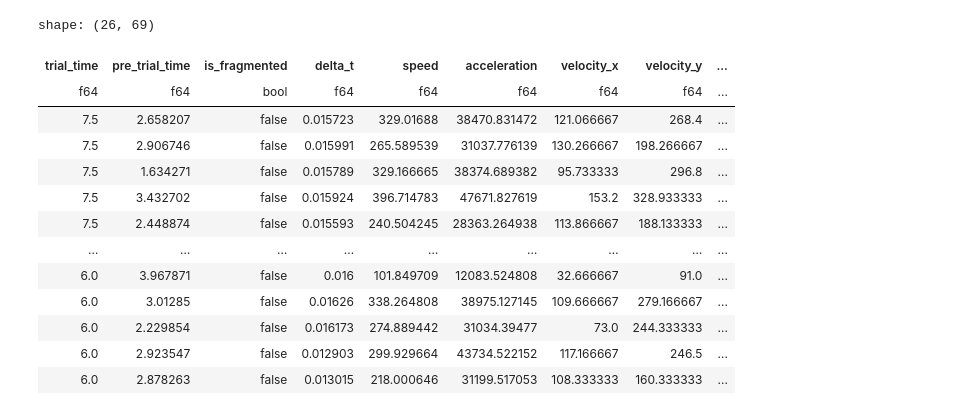
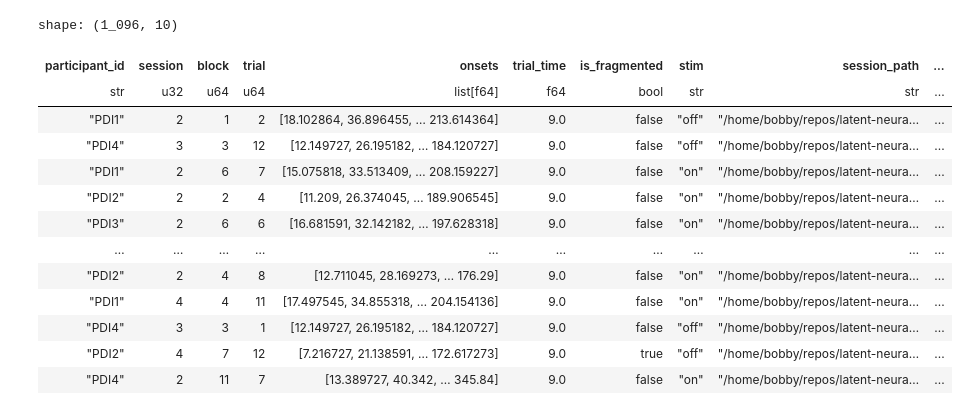
Before and after one commit to mirklys/latent-neural-dynamics-modeling, a Jupyter notebook: notebooks/data_analysis/table_labels.ipynb, the cells around one changed output. Saved outputs shown, nothing was run; the diff lists cells and outputs as text; code cells hidden in the pictures.

```diff
--- a/notebooks/data_analysis/table_labels.ipynb
+++ b/notebooks/data_analysis/table_labels.ipynb
@@ -234,17 +77,52 @@ shape: (1_130, 69)
-# %%
-df.filter(pl.col("trial_time") < 9)
-# %% [output]
-shape: (26, 69)
-| trial_time | pre_trial_time | is_fragmented | delta_t | speed | acceleration | velocity_x | velocity_y | ... |
-| f64 | f64 | bool | f64 | f64 | f64 | f64 | f64 | ... |
-| 7.5 | 2.658207 | false | 0.015723 | 329.01688 | 38470.831472 | 121.066667 | 268.4 | ... |
-| 7.5 | 2.906746 | false | 0.015991 | 265.589539 | 31037.776139 | 130.266667 | 198.266667 | ... |
-| 7.5 | 1.634271 | false | 0.015789 | 329.166665 | 38374.689382 | 95.733333 | 296.8 | ... |
-| 7.5 | 3.432702 | false | 0.015924 | 396.714783 | 47671.827619 | 153.2 | 328.933333 | ... |
-| 7.5 | 2.448874 | false | 0.015593 | 240.504245 | 28363.264938 | 113.866667 | 188.133333 | ... |
-| … | … | … | … | … | … | … | … | ... |
-| 6.0 | 3.967871 | false | 0.016 | 101.849709 | 12083.524808 | 32.666667 | 91.0 | ... |
-| 6.0 | 3.01285 | false | 0.01626 | 338.264808 | 38975.127145 | 109.666667 | 279.166667 | ... |
-| 6.0 | 2.229854 | false | 0.016173 | 274.889442 | 31034.39477 | 73.0 | 244.333333 | ... |
-| 6.0 | 2.923547 | false | 0.012903 | 299.929664 | 43734.522152 | 117.166667 | 246.5 | ... |
-| 6.0 | 2.878263 | false | 0.013015 | 218.000646 | 31199.517053 | 108.333333 | 160.333333 | ... |
+# %%
+participants = (
+    participants.with_columns(pl.col("participant_id").str.split(by="-").list.get(-1))
+    .with_columns(
+        pl.col("ieeg_headers_file")
+        .str.split("/")
+        .list.get(-1)
+        .str.split(".")
+        .list.get(0)
+        .alias("base_ieeg_file")
+    )
+    .with_columns(
+        pl.concat_str(
+            pl.lit(str(saved_dir / "resampled")),
+            pl.concat_str(pl.col("base_ieeg_file"), pl.lit("parquet"), separator="."),
+            separator="/",
+        ).alias("ieeg_parquet"),
+        pl.col("session").cast(pl.UInt32),
+        pl.col("session_path")
+        .str.split(by="/")
+        .list.tail(2)
+        .list.join(separator="/")
+        .map_elements(lambda s: str(saved_dir.joinpath(s)), return_dtype=pl.String)
+        .alias("session_path"),
+    )
+    .drop("base_ieeg_file", "ieeg_headers_file", "durations", "run", strict=False)
+)
+
+participants = participants.drop(
+    "participant_path", "ieeg_path", "ieeg_file", strict=False
+).unique()
+# %%
+participants = participants.filter(exclude_due_to_protocol=False).drop(
+    "exclude_due_to_protocol"
+)
+# %%
+participants
+# %% [output]
+shape: (1_096, 10)
+| participant_id | session | block | trial | onsets | trial_time | is_fragmented | stim | session_path | ... |
+| str | u32 | u64 | u64 | list[f64] | f64 | bool | str | str | ... |
+| "PDI1" | 2 | 1 | 2 | [18.102864, 36.896455, … 213.614364] | 9.0 | false | "off" | "/home/bobby/repos/latent-neura… | ... |
+| "PDI4" | 3 | 3 | 12 | [12.149727, 26.195182, … 184.120727] | 9.0 | false | "off" | "/home/bobby/repos/latent-neura… | ... |
+| "PDI1" | 2 | 6 | 7 | [15.075818, 33.513409, … 208.159227] | 9.0 | false | "on" | "/home/bobby/repos/latent-neura… | ... |
+| "PDI2" | 2 | 2 | 4 | [11.209, 26.374045, … 189.906545] | 9.0 | false | "on" | "/home/bobby/repos/latent-neura… | ... |
+| "PDI3" | 2 | 6 | 6 | [16.681591, 32.142182, … 197.628318] | 9.0 | false | "on" | "/home/bobby/repos/latent-neura… | ... |
+| … | … | … | … | … | … | … | … | … | ... |
+| "PDI2" | 2 | 4 | 8 | [12.711045, 28.169273, … 176.29] | 9.0 | false | "on" | "/home/bobby/repos/latent-neura… | ... |
+| "PDI1" | 4 | 4 | 11 | [17.497545, 34.855318, … 204.154136] | 9.0 | false | "on" | "/home/bobby/repos/latent-neura… | ... |
+| "PDI4" | 3 | 3 | 1 | [12.149727, 26.195182, … 184.120727] | 9.0 | false | "off" | "/home/bobby/repos/latent-neura… | ... |
+| "PDI2" | 4 | 7 | 12 | [7.216727, 21.138591, … 172.617273] | 9.0 | true | "off" | "/home/bobby/repos/latent-neura… | ... |
+| "PDI4" | 2 | 11 | 7 | [13.389727, 40.342, … 345.84] | 9.0 | false | "on" | "/home/bobby/repos/latent-neura… | ... |
```
Also changed, not shown: parts of 30 cells of this notebook, 8 other files.
